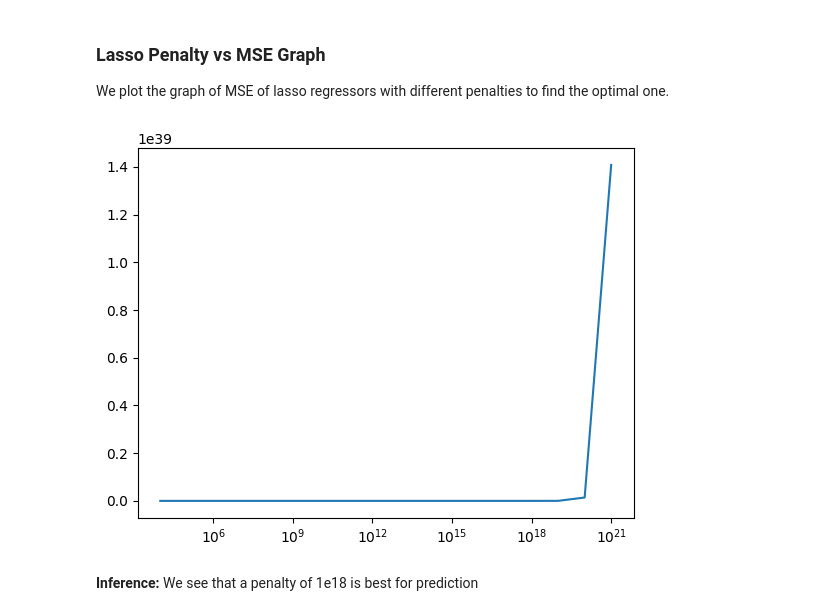
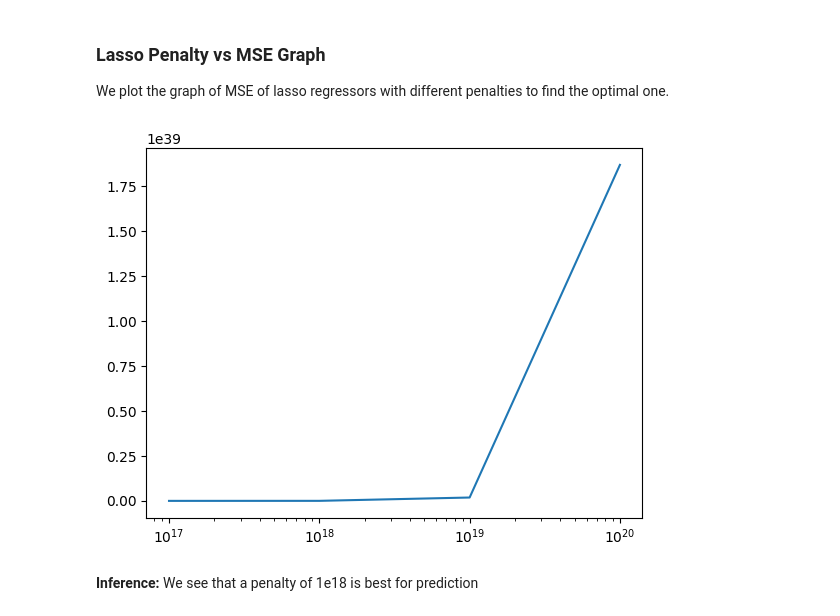
Before and after one commit to Neo-Panther/ML-Project-Predicting-Diabetes, a Jupyter notebook: Template.ipynb, the cells around one changed output. Saved outputs shown, nothing was run; the diff lists cells and outputs as text; code cells hidden in the pictures.

```diff
--- a/Template.ipynb
+++ b/Template.ipynb
@@ -342,7 +342,7 @@ array([ 1.        ,  1.01522159,  0.27666653, -0.09036772,  1.51717215,
 # We will use w for the vector representing weights and b for the number representing bias
 # we are not using tolerance to break out of loop in SGD, because few points may randomly be on our curve
 # remember that the last column of train contains outcome
-def sgd_regressor(train: np.ndarray, learning_rate = 0.4, max_iters = 1000000, random_state=0):
+def sgd_regressor(train: np.ndarray, learning_rate = 0.4, max_iters = 10000, random_state=0):
   np.random.seed(random_state)
   # initializing w with random values
   W = np.zeros(train.shape[1]-1)
@@ -372,7 +372,7 @@ array([   -52.08259848, -12117.16974554,  -7267.82928274,  -3478.58028605,
 # %% [markdown]
 ## **_Batch Gradient Descent_**
 # %%
-def bgd_regressor(train: np.ndarray, learning_rate = 0.5, max_iters = 1000, tolerance = 1e-7):
+def bgd_regressor(train: np.ndarray, learning_rate = 0.5, max_iters = 100, tolerance = 1e-7):
   X = np.array(train[:, :-1])
   Y = np.array(train[:, -1])
   W = np.zeros(train.shape[1]-1)
@@ -440,29 +440,24 @@ r2_avg_stoic = 0.0
 r2_avg_batch = 0.0
 mse_avg_stoic = 0.0
 mse_avg_batch = 0.0
-accuracy_avg_stoic = 0.0
-accuracy_avg_batch = 0.0
 W_stoic = np.zeros(train.shape[1] - 1)
 # averaging across 10 different 10 and train splits
-for i in range(10):
+for i in range(5):
   test, train = test_train_split(dataset, random_state=i)
   test, train = standardize(test, train)
   X_test = np.array(test[:, :-1])
   Y_test = np.array(test[:, -1])
-  r2_stoic_score = 0
-  # ignoring incorrect predictions by sgd regressor (happen simply due to bad random selections)
-  while r2_stoic_score <= 0 or r2_stoic_score >= 1:
-    W_stoic = sgd_regressor(train, random_state=i, learning_rate=0.2)
-    r2_stoic_score = r2_score(Y_test, np.dot(X_test, W_stoic))
+  W_stoic = sgd_regressor(train, random_state=i, learning_rate=0.2)
+  r2_stoic_score = r2_score(Y_test, np.dot(X_test, W_stoic))
   mse_avg_stoic += mean_squared_error(Y_test, np.dot(X_test, W_stoic))
   r2_avg_stoic += r2_stoic_score
   W_batch = bgd_regressor(train, learning_rate=0.2)
   r2_avg_batch += r2_score(Y_test, np.dot(X_test, W_batch))
   mse_avg_batch += mean_squared_error(Y_test, np.dot(X_test, W_batch))
-r2_avg_batch /= 10
-r2_avg_stoic /= 10
-mse_avg_batch /= 10
-mse_avg_stoic /= 10
+r2_avg_batch /= 5
+r2_avg_stoic /= 5
+mse_avg_batch /= 5
+mse_avg_stoic /= 5
 
 
 print("SGD R2_Score: ", r2_avg_stoic)
@@ -543,7 +545,7 @@ array([ 1.00000000e+00,  1.01522159e+00,  2.76666534e-01, -9.03677212e-02,
 # %% [markdown]
 ## **_Lasso Regression_**
 # %%
-def lasso_regressor(train: np.ndarray, learning_rate = 0.025, l1_penalty = 1e18, max_iters = 10000):
+def lasso_regressor(train: np.ndarray, learning_rate = 0.025, l1_penalty = 1e18, max_iters = 1000):
   X = np.array(train[:, :-1])
   Y = np.array(train[:, -1])
   W = np.zeros(X.shape[1])
@@ -591,25 +593,27 @@ We plot the graph of MSE of lasso regressors with different penalties to find th
 # %%
 from sklearn.metrics import mean_squared_error
 import numpy as np
 import matplotlib.pyplot as plt
 def get_lasso_avg_mse(penalty: float):
   mse_avg = 0.0
   # averaging across 10 different 10 and train splits
-  for i in range(10):
+  for i in range(5):
     test, train = test_train_split(dataset, random_state=i)
     test, train = standardize(test, train)
+    train = poly_transform(train)
+    test = poly_transform(test)
     X_test = np.array(test[:, :-1])
     Y_test = np.array(test[:, -1])
     W_lasso = lasso_regressor(train, l1_penalty=penalty)
     mse_avg += mean_squared_error(Y_test, np.dot(X_test, W_lasso))
-  return mse_avg/10
+  return mse_avg/5
 
-penalties = np.array([1e4, 1e5, 1e6, 1e7,1e8, 1e9, 1e10, 1e11, 1e12, 1e13, 1e14, 1e15, 1e16, 1e17, 1e18, 1e19, 1e20, 1e21])
+penalties = np.array([1e17, 1e18, 1e19, 1e20])
 plt.xscale('log')
 plt.plot(penalties, np.vectorize(get_lasso_avg_mse)(penalties))
 plt.show()
 # %% [output]
-[figure, old version]
+[figure, new version]
 # %% [markdown]
 **Inference:** We see that a penalty of 1e18 is best for prediction
 # %% [markdown]
```
Also changed, not shown: parts of 14 cells of this notebook.
